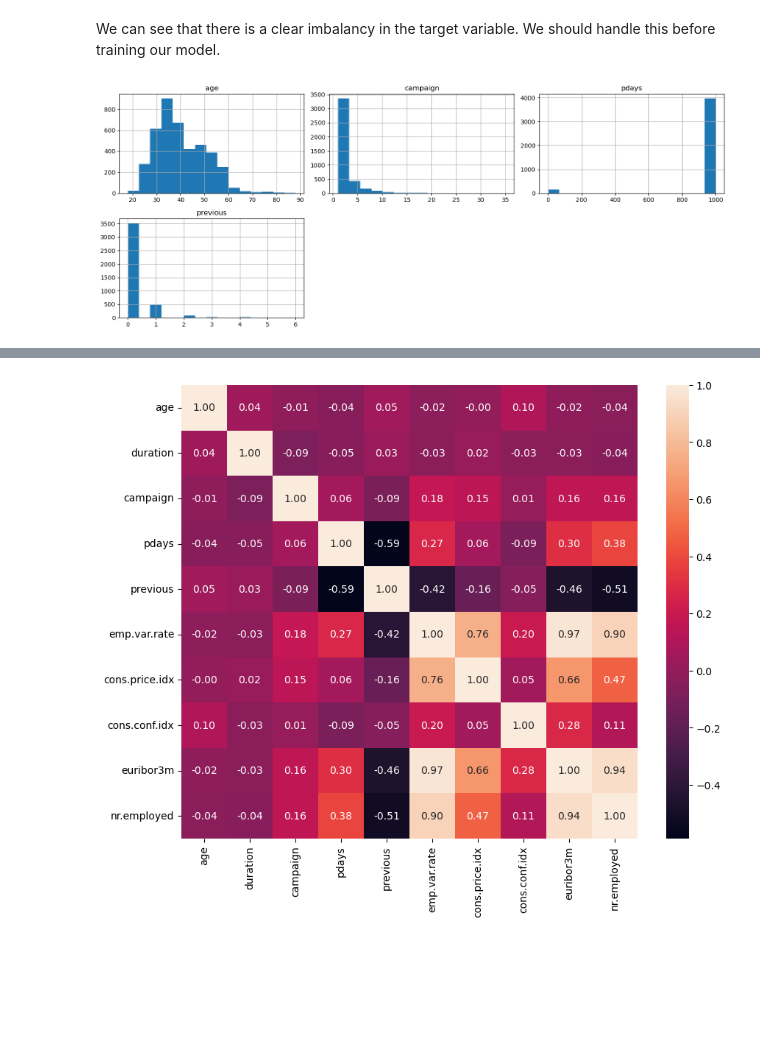
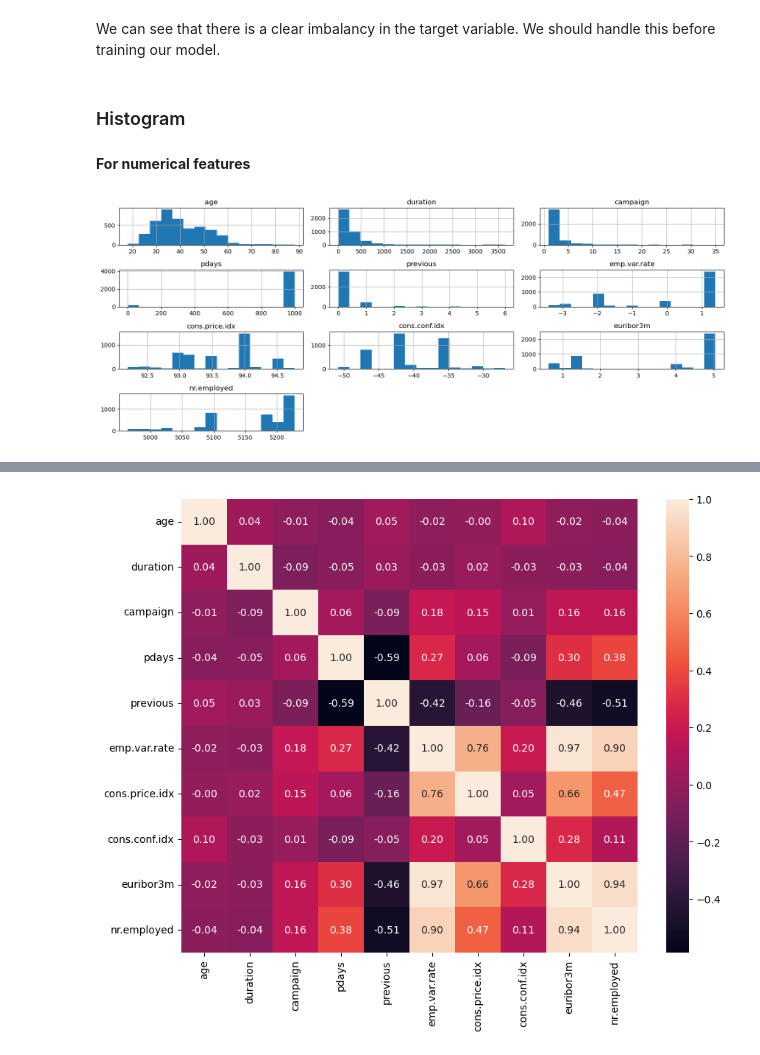
Before and after one commit to harunugurlu/bank-deposit-prediction, a Jupyter notebook: term_project.ipynb, the cells around one changed output, grey strips where cells are left out. Drawn from its saved outputs; the diff is of its cells as text; code cells hidden in the pictures; blank space fills up the shorter version.

```diff
--- a/term_project.ipynb
+++ b/term_project.ipynb
@@ -45,3 +63,6 @@ Data columns (total 21 columns):
  20  y               4119 non-null   object
 dtypes: float64(5), int64(5), object(11)
 memory usage: 675.9+ KB
+# %%
+numerical_cols = ['age', 'duration', 'campaign', 'pdays', 'previous', 'emp.var.rate', 'cons.price.idx',
+       'cons.conf.idx', 'euribor3m', 'nr.employed']
@@ -97,13 +121,17 @@ plt.show()
 [figure]
 # %% [markdown]
 We can see that there is a clear imbalancy in the target variable. We should handle this before training our model.
+# %% [markdown]
+### Histogram
+# %% [markdown]
+__For numerical features__
 # %%
 # List of numerical columns to plot
-numerical_cols = ['age', 'campaign', 'pdays', 'previous']
+# numerical_cols = ['age', 'campaign', 'pdays', 'previous']
 
 # Plot histograms
-df[numerical_cols].hist(bins=15, figsize=(15, 6), layout=(2, 3))
+df[numerical_cols].hist(bins=15, figsize=(15, 6), layout=(4, 3))
 plt.tight_layout()
 plt.show()
 # %% [output]
-[figure, old version]
+[figure, new version]
```
Also changed, not shown: parts of 46 cells of this notebook.
